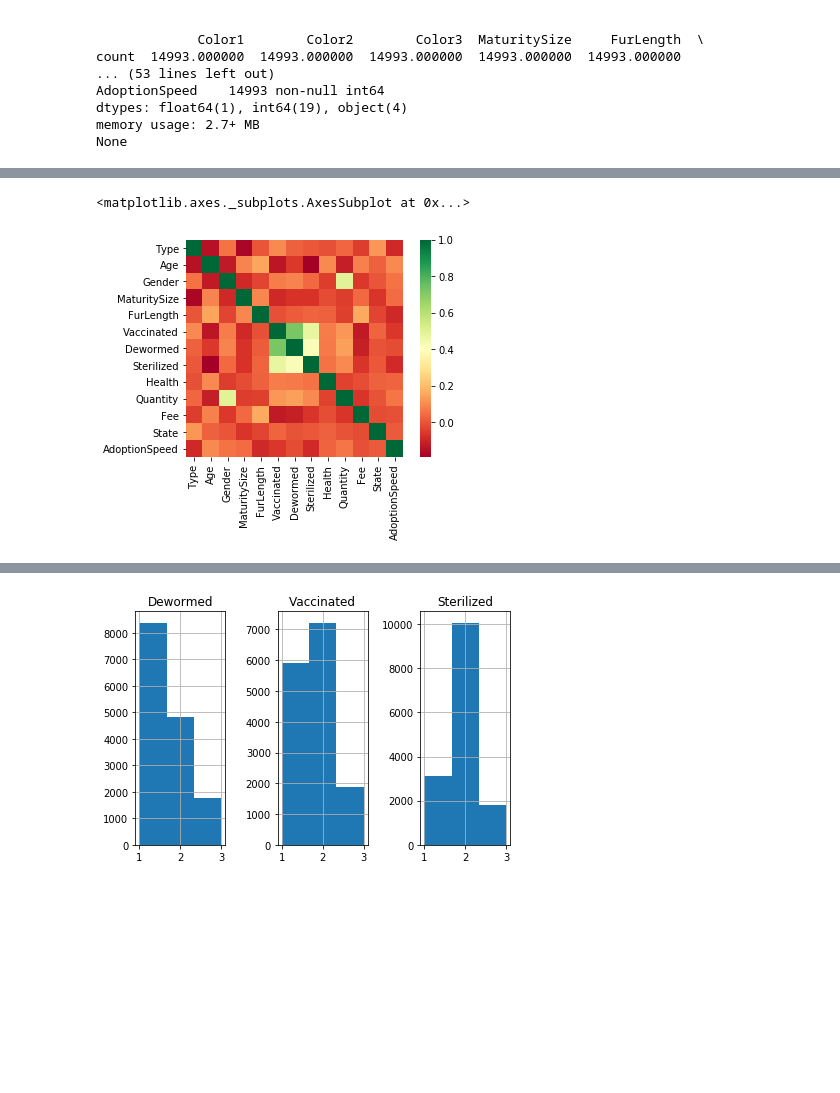
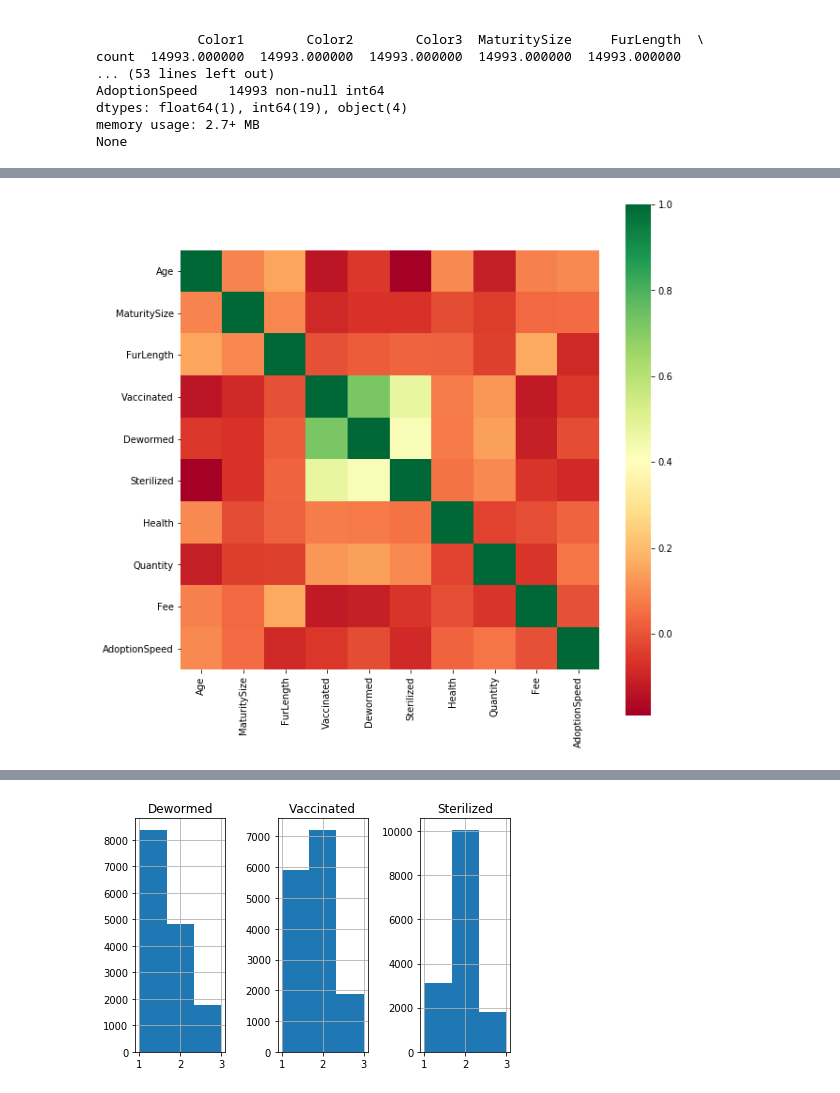
Before and after one commit to naufaldi-fir/adoption-prediction-project, a Jupyter notebook: AdoptionFirstPlots.ipynb, the cells around one changed output, grey strips where cells are left out. Cells and saved outputs as stored; diff of their text form; code cells hidden in the pictures; blank space fills up the shorter version.

```diff
--- a/AdoptionFirstPlots.ipynb
+++ b/AdoptionFirstPlots.ipynb
@@ -40,7 +44,8 @@ plt.show()
 # %%
-copy=df.drop(labels=['Breed1', 'Breed2', 'Color1', 'Color2', 'Color3', 'PhotoAmt', 'VideoAmt'], axis=1)
+plt.figure(figsize=(10,10))
+copy=df.drop(labels=['Breed1', 'Breed2', 'Color1', 'Color2', 'Color3', 'PhotoAmt', 'VideoAmt','Gender','Type','State'], axis=1)
 sns.heatmap(copy.corr(), square=True, cmap='RdYlGn')
+plt.savefig('Heatmap.png')
 # %% [output]
-<matplotlib.axes._subplots.AxesSubplot at 0x...>
-[figure, old version]
+[figure, new version]
 # %%
```
Also changed, not shown: parts of 5 cells of this notebook.
